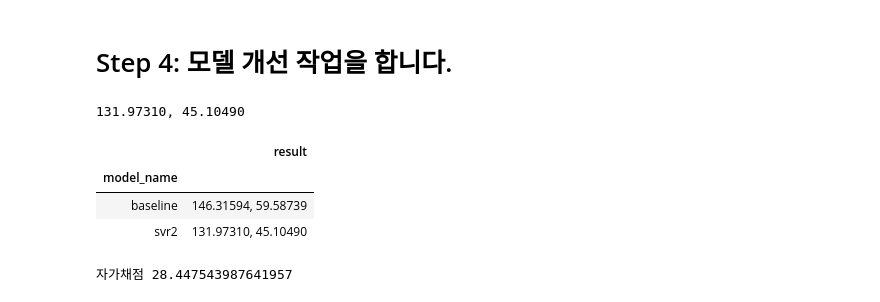
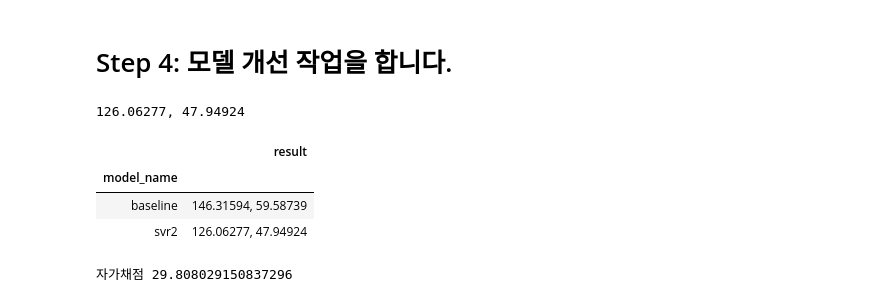
Before and after one commit to sunkusun9/DS_lv3_2408, a Jupyter notebook: sec_ds_lv3_prob3_kaggle.ipynb, the cells around one changed output. Drawn from its saved outputs; the diff is of its cells as text; code cells hidden in the pictures.

```diff
--- a/sec_ds_lv3_prob3_kaggle.ipynb
+++ b/sec_ds_lv3_prob3_kaggle.ipynb
@@ -240,20 +240,20 @@ print("자가채점", mean_absolute_error(s_kaggle_ans, prd))
 # %%
 ct = ColumnTransformer([
     ('ohe', OneHotEncoder(drop='first', categories='auto', sparse=False), ['DayName']),
     ('std', StandardScaler(), ['TotalHour'] + ['lag_{}'.format(i) for i in range(1, 7)]),
     ('pt', 'passthrough', ['AM'])
 ])
-reg_svr2 = make_pipeline(ct, SVR(kernel='rbf', C=100, gamma=0.1))
+reg_svr2 = make_pipeline(ct, SVR(kernel='rbf', C=1000, gamma=0.03))
 eval_model('svr2', reg_svr2)
 # %% [output]
-131.97310, 45.10490
+126.06277, 47.94924
 |  | result |
 | model_name |  |
 | baseline | 146.31594, 59.58739 |
-| svr2 | 131.97310, 45.10490 |
+| svr2 | 126.06277, 47.94924 |
 # %%
 prd = select_model(reg_svr2)
 # 자가 채점
 print("자가채점", mean_absolute_error(s_kaggle_ans, prd))
 # %% [output]
-자가채점 28.447543987641957
+자가채점 29.808029150837296
```
Also changed, not shown: parts of 15 cells of this notebook.
